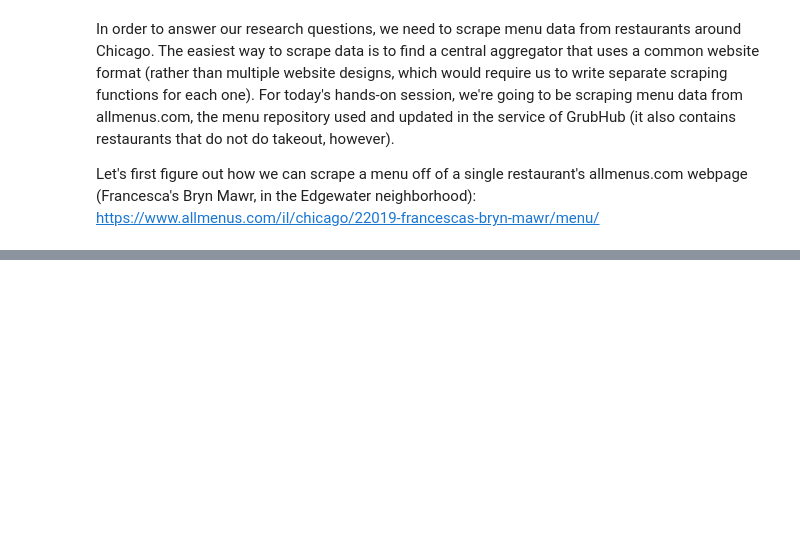
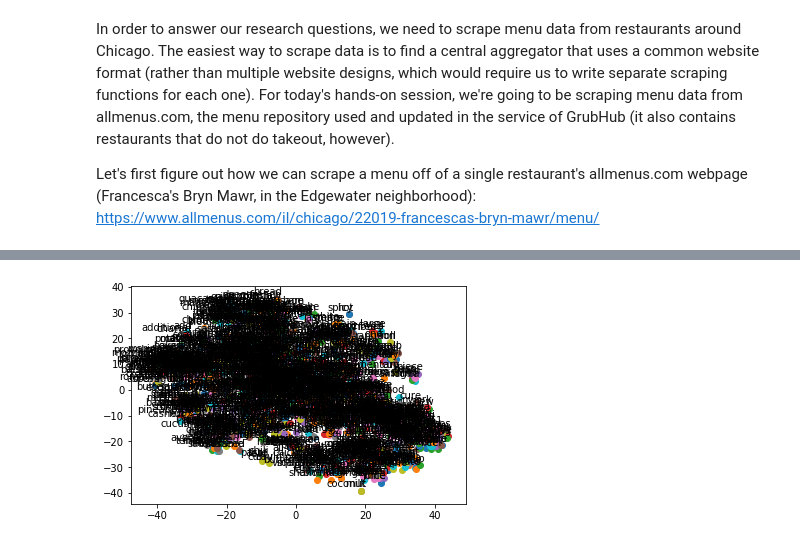
Before and after one commit to EggmanWalrus/40400-Food, a Jupyter notebook: Food.ipynb, the cells around one changed output, grey strips where cells are left out. Saved outputs shown, nothing was run; the diff lists cells and outputs as text; code cells hidden in the pictures; blank space fills up the shorter version.

```diff
--- a/Food.ipynb
+++ b/Food.ipynb
@@ -257,0 +319,4 @@ Let's first figure out how we can scrape a menu off of a single restaurant's all
+# %%
+word2vec_tsne_plot(model)
+# %% [output]
+[figure, added]
```
Also changed, not shown: parts of 15 cells of this notebook.
